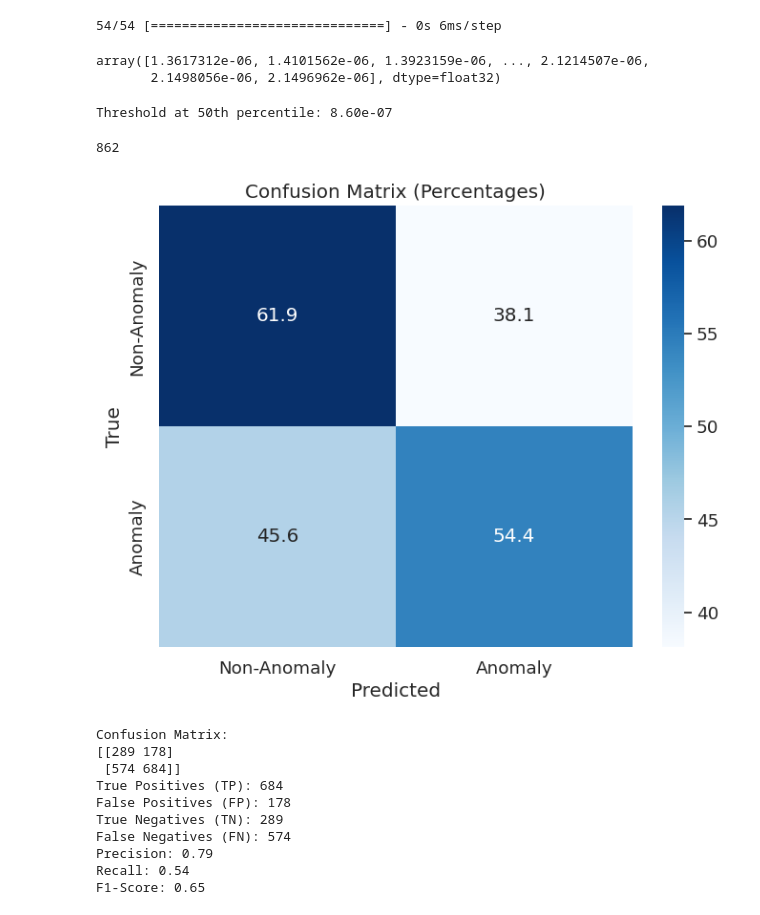
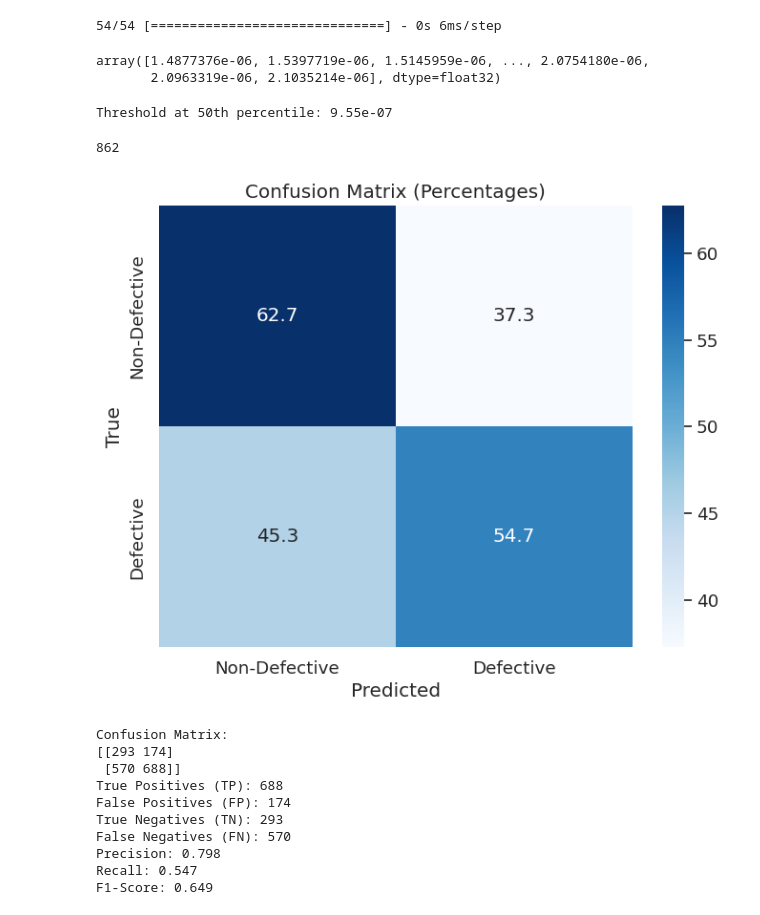
Before and after one commit to burakbdr/Detecting-Manufacturing-Defects, a Jupyter notebook: stacked_autoencoder.ipynb, the cells around one changed output. Cells and saved outputs as stored; diff of their text form; code cells hidden in the pictures.

```diff
--- a/stacked_autoencoder.ipynb
+++ b/stacked_autoencoder.ipynb
@@ -88,11 +88,11 @@ X_train[0].shape, X_test[0].shape
 # Stacked Autoencoder for Color Images
 stacked_encoder = tf.keras.Sequential([
     tf.keras.layers.Flatten(),
-    tf.keras.layers.Dense(5, activation="relu"),
     tf.keras.layers.Dense(2, activation="relu"),
+    tf.keras.layers.Dense(1, activation="relu"),
 ])
 stacked_decoder = tf.keras.Sequential([
-    tf.keras.layers.Dense(5, activation="relu"),
+    tf.keras.layers.Dense(2, activation="relu"),
     tf.keras.layers.Dense(180 * 180 * 3),
     tf.keras.layers.Reshape([180, 180, 3])
 ])
@@ -130,8 +130,8 @@ reconstruction_errors = np.mean(np.square(X_test - reconstructed_images), axis=(
 # %%
 reconstruction_errors
 # %% [output]
-array([1.3617312e-06, 1.4101562e-06, 1.3923159e-06, ..., 2.1214507e-06,
-       2.1498056e-06, 2.1496962e-06], dtype=float32)
+array([1.4877376e-06, 1.5397719e-06, 1.5145959e-06, ..., 2.0754180e-06,
+       2.0963319e-06, 2.1035214e-06], dtype=float32)
 # %%
 # Define the desired percentile (e.g., 95th percentile)
 desired_percentile = 50
@@ -143,7 +143,7 @@ threshold_precentile = np.percentile(reconstruction_errors, desired_percentile)
 # Print the calculated threshold
 print(f"Threshold at {desired_percentile}th percentile: {threshold_precentile:.2e}")
 # %% [output]
-Threshold at 50th percentile: 8.60e-07
+Threshold at 50th percentile: 9.55e-07
 # %%
 # Set an anomaly detection threshold (adjust as needed)
 threshold = threshold_precentile
@@ -166,46 +166,46 @@ confusion_mat = confusion_matrix(labels_test, predicted_labels)
 # Calculate TP, FP, TN, FN values
 TP = confusion_mat[1, 1]
 FP = confusion_mat[0, 1]
 TN = confusion_mat[0, 0]
 FN = confusion_mat[1, 0]
 
 # Calculate precision, recall, and F1-score
 precision = TP / (TP + FP)
 recall = TP / (TP + FN)
 f1_score = 2 * (precision * recall) / (precision + recall)
 
 # Create a confusion matrix plot (percentages)
 cm_percentage = confusion_mat.astype('float') / confusion_mat.sum(axis=1)[:, np.newaxis] * 100
 
 plt.figure(figsize=(8, 6))
 sns.set(font_scale=1.2)
 sns.heatmap(cm_percentage, annot=True, fmt=".1f", cmap="Blues",
-            xticklabels=["Non-Anomaly", "Anomaly"],
-            yticklabels=["Non-Anomaly", "Anomaly"])
+            xticklabels=["Non-Defective", "Defective"],
+            yticklabels=["Non-Defective", "Defective"])
 plt.xlabel('Predicted')
 plt.ylabel('True')
 plt.title('Confusion Matrix (Percentages)')
 plt.show()
 
 # Print confusion matrix and metrics
 print("Confusion Matrix:")
 print(confusion_mat)
 print(f"True Positives (TP): {TP}")
 print(f"False Positives (FP): {FP}")
 print(f"True Negatives (TN): {TN}")
 print(f"False Negatives (FN): {FN}")
-print(f"Precision: {precision:.2f}")
-print(f"Recall: {recall:.2f}")
-print(f"F1-Score: {f1_score:.2f}")
+print(f"Precision: {precision:.3f}")
+print(f"Recall: {recall:.3f}")
+print(f"F1-Score: {f1_score:.3f}")
 # %% [output]
-[figure, old version]
+[figure, new version]
 Confusion Matrix:
-[[289 178]
- [574 684]]
-True Positives (TP): 684
-False Positives (FP): 178
-True Negatives (TN): 289
-False Negatives (FN): 574
-Precision: 0.79
-Recall: 0.54
-F1-Score: 0.65
+[[293 174]
+ [570 688]]
+True Positives (TP): 688
+False Positives (FP): 174
+True Negatives (TN): 293
+False Negatives (FN): 570
+Precision: 0.798
+Recall: 0.547
+F1-Score: 0.649
```
Also changed, not shown: parts of 1 cell of this notebook.
